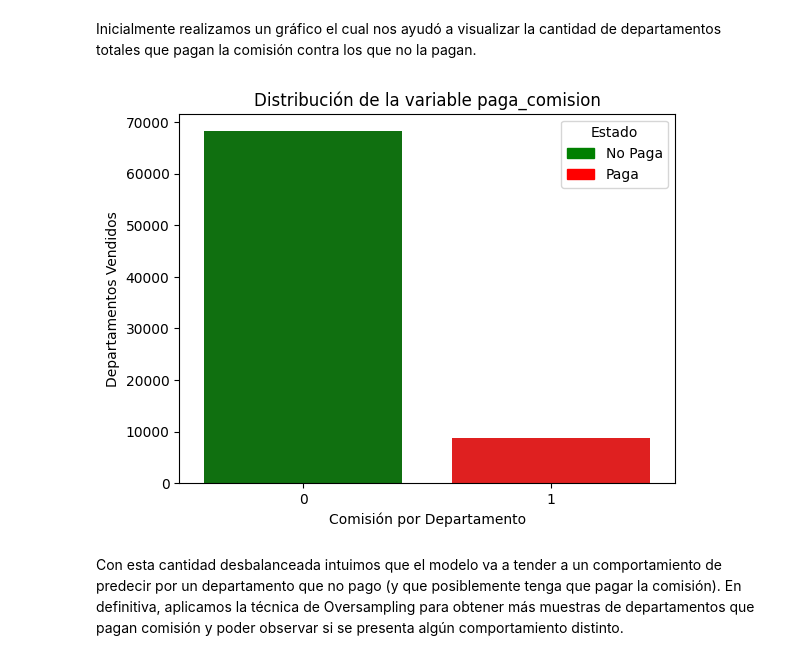
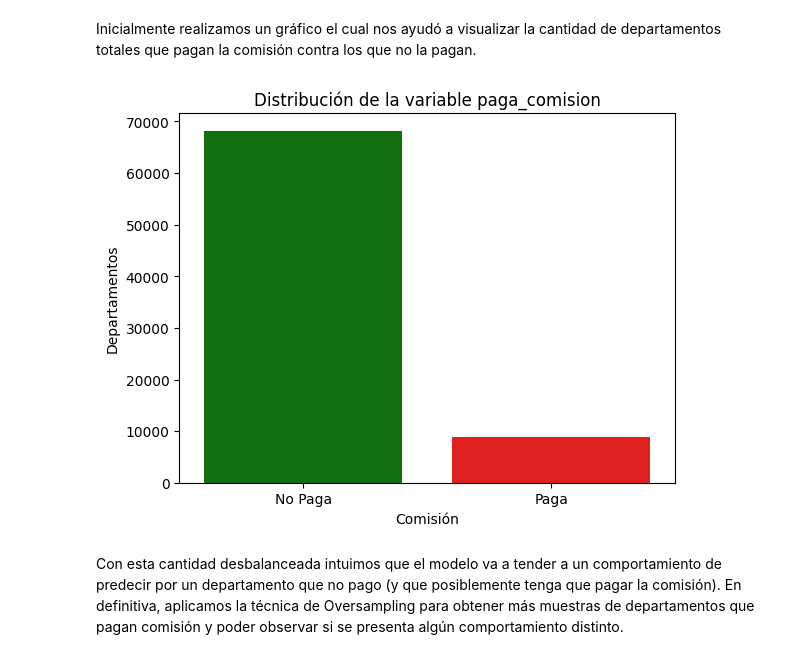
Before and after one commit to leansandoval/CienciaDeDatos, a Jupyter notebook: Trabajo Practico/2C 2025/Evaluacion_Practica_2C_2025_PuraData.ipynb, the cells around one changed output. Saved outputs shown, nothing was run; the diff lists cells and outputs as text; code cells hidden in the pictures.

```diff
--- a/Trabajo Practico/2C 2025/Evaluacion_Practica_2C_2025_PuraData.ipynb
+++ b/Trabajo Practico/2C 2025/Evaluacion_Practica_2C_2025_PuraData.ipynb
@@ -1013,15 +1043,13 @@ Text(0.5, 1.0, 'Matriz de Confusión - Random Forest')
 Inicialmente realizamos un gráfico el cual nos ayudó a visualizar la cantidad de departamentos totales que pagan la comisión contra los que no la pagan.
 # %%
 sns.countplot(x='paga_comision', hue='paga_comision', data=df_train, palette=['green', 'red'], legend=False)
-plt.xlabel('Comisión por Departamento')
-plt.ylabel('Departamentos Vendidos')
+plt.xticks([0, 1], ['No Paga', 'Paga'])
+plt.xlabel('Comisión')
+plt.ylabel('Departamentos')
 plt.title('Distribución de la variable paga_comision')
-patch_no_paga = mpatches.Patch(color='green', label='No Paga')
-patch_paga = mpatches.Patch(color='red', label='Paga')
-plt.legend(handles=[patch_no_paga, patch_paga], title='Estado')
 plt.show()
 # %% [output]
-[figure, old version]
+[figure, new version]
 # %% [markdown]
 Con esta cantidad desbalanceada intuimos que el modelo va a tender a un comportamiento de predecir por un departamento que no pago (y que posiblemente tenga que pagar la comisión). En definitiva, aplicamos la técnica de Oversampling para obtener más muestras de departamentos que pagan comisión y poder observar si se presenta algún comportamiento distinto.
 # %% [markdown]
```
Also changed, not shown: parts of 49 cells of this notebook.
